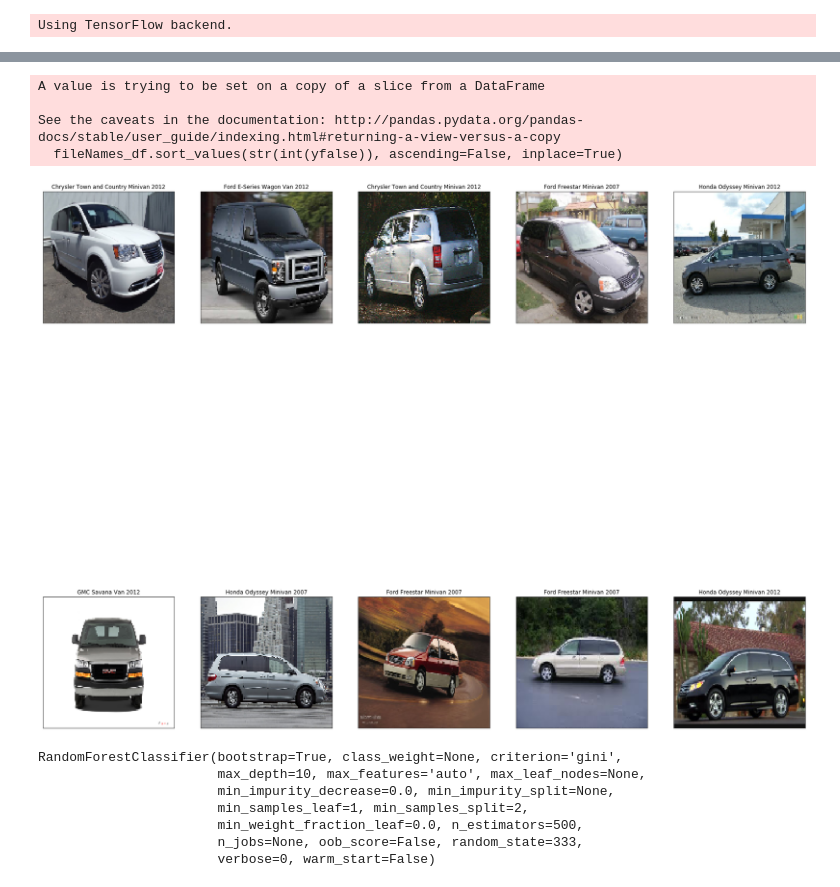
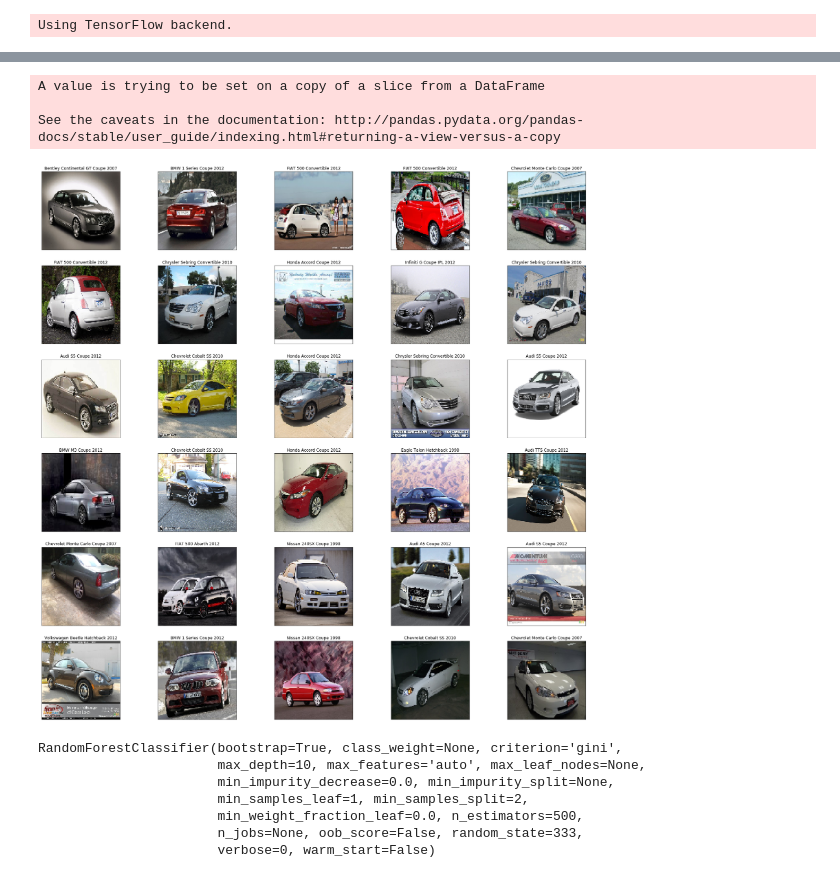
Before and after one commit to mlBhanuYerra/Metis_prj3, a Jupyter notebook: Code/2_model_5classes_InceptionV3.ipynb, the cells around one changed output, grey strips where cells are left out. Drawn from its saved outputs; the diff is of its cells as text; code cells hidden in the pictures.

```diff
--- a/Code/2_model_5classes_InceptionV3.ipynb
+++ b/Code/2_model_5classes_InceptionV3.ipynb
@@ -61,6 +238,6 @@ Xtrn_500 = cars_PCA.fit_transform(Xtrn)
 xtst_500 = cars_PCA.transform(xtst)
 print(np.sum(cars_PCA.explained_variance_ratio_))
 
-logreg = LogisticRegression(C=10, verbose=True, solver="saga", max_iter=1000) # C: Inverse of regularization strength;
+logreg = LogisticRegression(C=0.01, verbose=True, solver="saga", max_iter=1000, multi_class="multinomial") # C: Inverse of regularization strength;
 logreg.fit(Xtrn_500, Ytrn)
 # %% [output]
@@ -104,12 +277,11 @@ Confusion matrix:
 # %%
-top20_12 = cars_model.get_misclass_topFileNames(ytest_labels, ytest_prob, 5, 3, 30)
+top20_12 = cars_model.get_misclass_topFileNames(ytest_labels, ytest_prob, 1, 2, 30, top=True)
 GetStandfordCars().show_select_images(top20_12)
 # %% [output]
 A value is trying to be set on a copy of a slice from a DataFrame
 
 See the caveats in the documentation: http://pandas.pydata.org/pandas-docs/stable/user_guide/indexing.html#returning-a-view-versus-a-copy
-  fileNames_df.sort_values(str(int(yfalse)), ascending=False, inplace=True)
-[figure, old version]
+[figure, new version]
 # %%
 randomforest = RandomForestClassifier(n_estimators=500, max_depth=10, random_state = 333)
 randomforest.fit(Xtrn_500, Ytrn)
```
Also changed, not shown: parts of 4 cells of this notebook, 6 other files.
